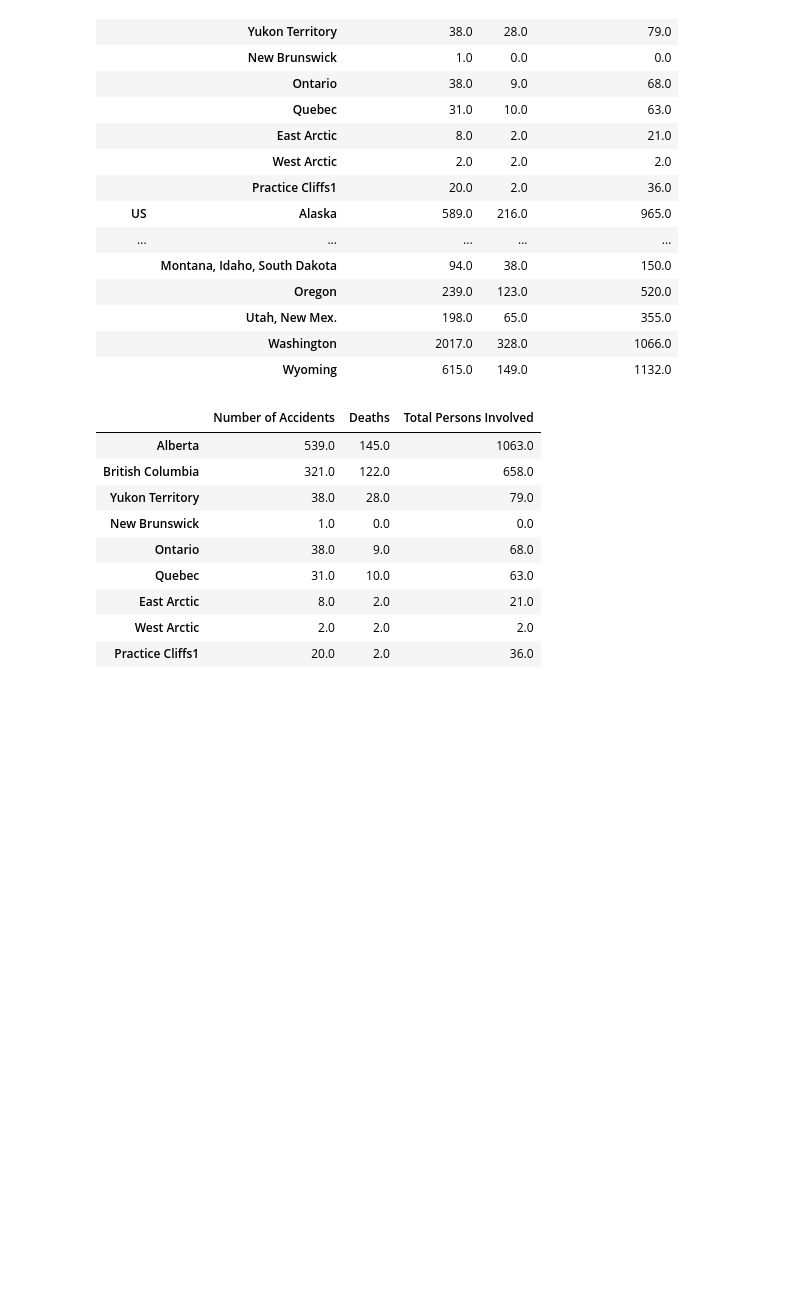
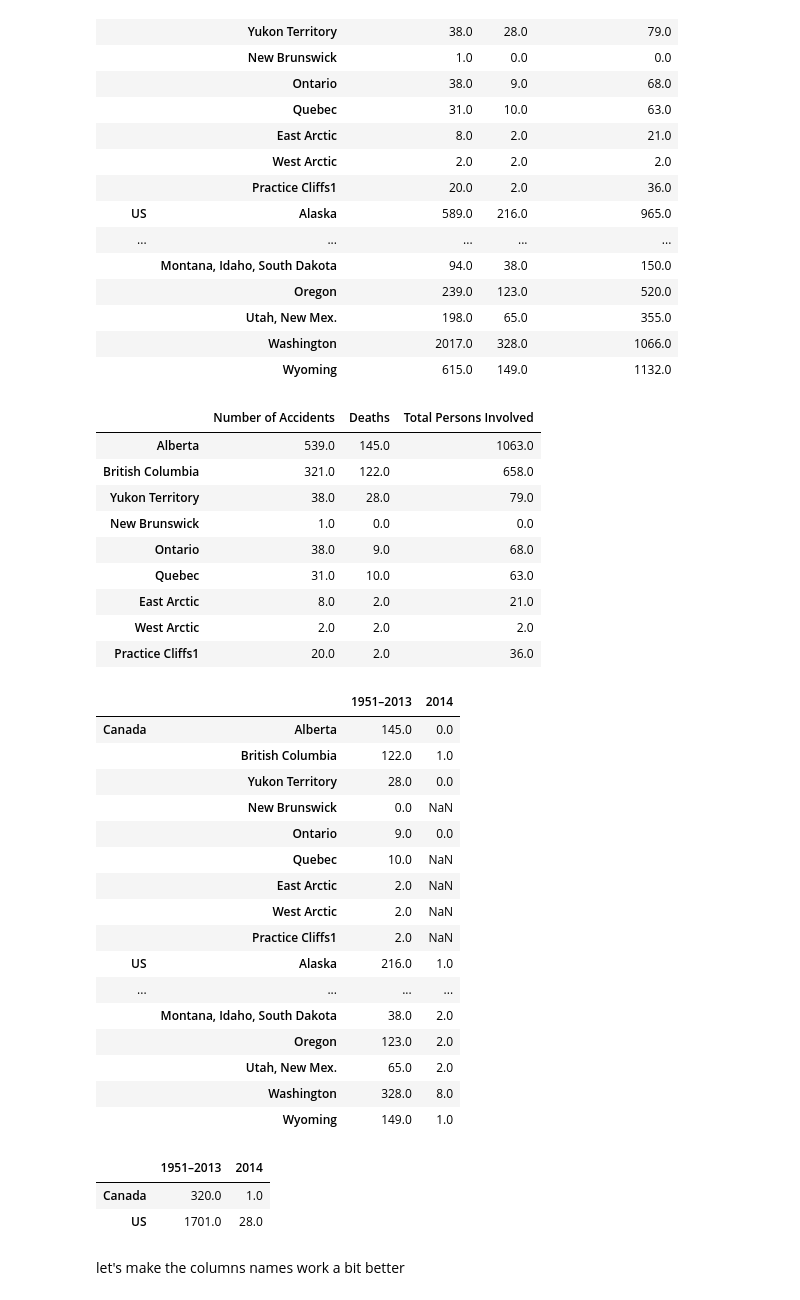
Before and after one commit to AlbertDeFusco/ANAM_Vis, a Jupyter notebook: ANAM_1951-2014_w_bokeh.ipynb, the cells around one changed output. Cells and saved outputs as stored; diff of their text form; code cells hidden in the pictures; blank space fills up the shorter version.

```diff
--- a/ANAM_1951-2014_w_bokeh.ipynb
+++ b/ANAM_1951-2014_w_bokeh.ipynb
@@ -255,3 +255,31 @@ df2.xs('Canada',level=0,axis='index').xs('1951–2013',level=0,axis='columns')
 | East Arctic | 8.0 | 2.0 | 21.0 |
 | West Arctic | 2.0 | 2.0 | 2.0 |
 | Practice Cliffs1 | 20.0 | 2.0 | 36.0 |
+# %%
+df2.xs('Deaths', level=1, axis='columns')
+# %% [output]
+|  |  | 1951–2013 | 2014 |
+| Canada | Alberta | 145.0 | 0.0 |
+|  | British Columbia | 122.0 | 1.0 |
+|  | Yukon Territory | 28.0 | 0.0 |
+|  | New Brunswick | 0.0 | NaN |
+|  | Ontario | 9.0 | 0.0 |
+|  | Quebec | 10.0 | NaN |
+|  | East Arctic | 2.0 | NaN |
+|  | West Arctic | 2.0 | NaN |
+|  | Practice Cliffs1 | 2.0 | NaN |
+| US | Alaska | 216.0 | 1.0 |
+| ... | ... | ... | ... |
+|  | Montana, Idaho, South Dakota | 38.0 | 2.0 |
+|  | Oregon | 123.0 | 2.0 |
+|  | Utah, New Mex. | 65.0 | 2.0 |
+|  | Washington | 328.0 | 8.0 |
+|  | Wyoming | 149.0 | 1.0 |
+# %%
+df2.xs('Deaths', level=1, axis='columns').sum(axis='index', level=0)
+# %% [output]
+|  | 1951–2013 | 2014 |
+| Canada | 320.0 | 1.0 |
+| US | 1701.0 | 28.0 |
+# %% [markdown]
+let's make the columns names work a bit better
```
Also changed, not shown: parts of 3 cells of this notebook.
